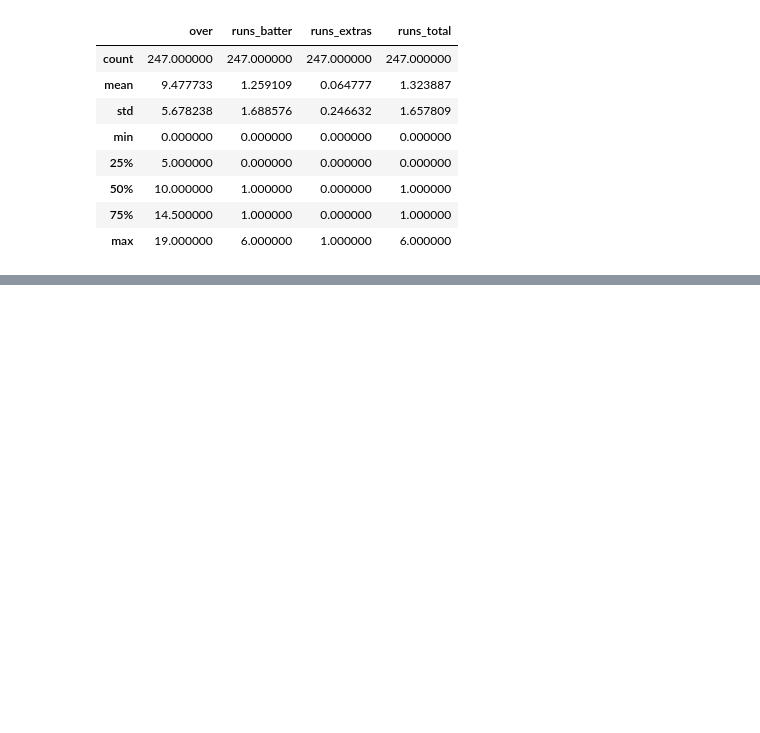
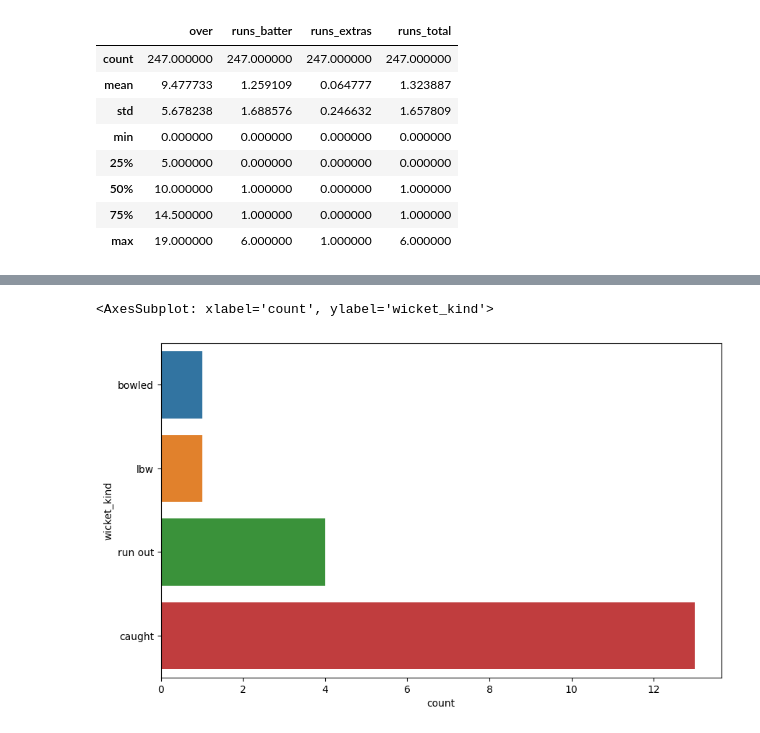
Before and after one commit to s-sawadogo/Python-Data-Visualization, a Jupyter notebook: DataViz_On_IPL_Match_Dataset.ipynb, the cells around one changed output, grey strips where cells are left out. Cells and saved outputs as stored; diff of their text form; code cells hidden in the pictures; blank space fills up the shorter version.

```diff
--- a/DataViz_On_IPL_Match_Dataset.ipynb
+++ b/DataViz_On_IPL_Match_Dataset.ipynb
@@ -67,0 +90,6 @@ df.describe(include='object')
+# %%
+plt.figure(figsize=(10,6))
+sns.countplot(y='wicket_kind', order=['bowled','lbw','run out', 'caught'], data=df)
+# %% [output]
+<AxesSubplot: xlabel='count', ylabel='wicket_kind'>
+[figure, added]
```
Also changed, not shown: parts of 14 cells of this notebook.
